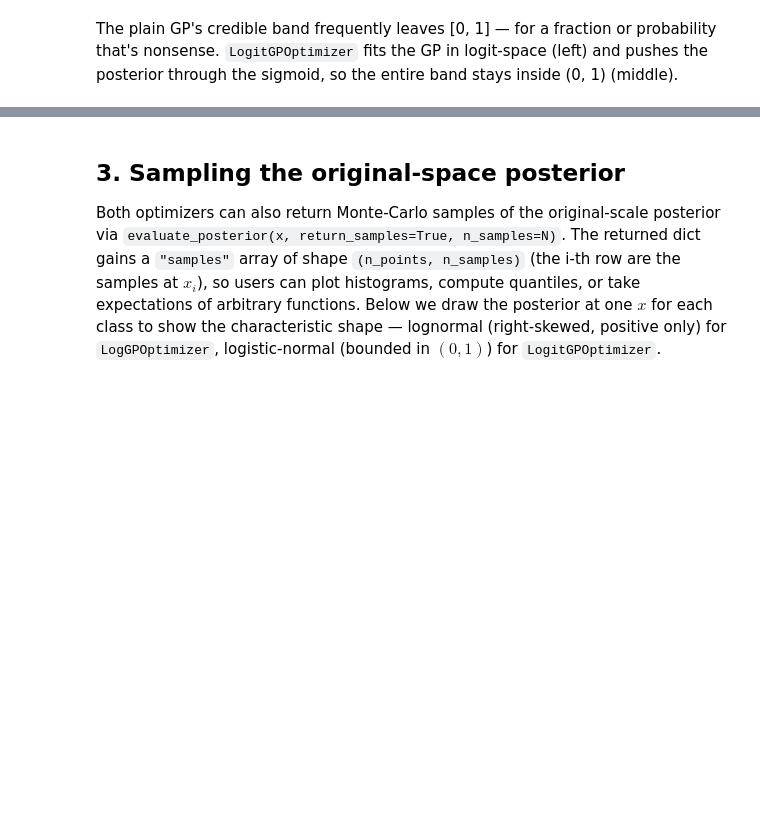
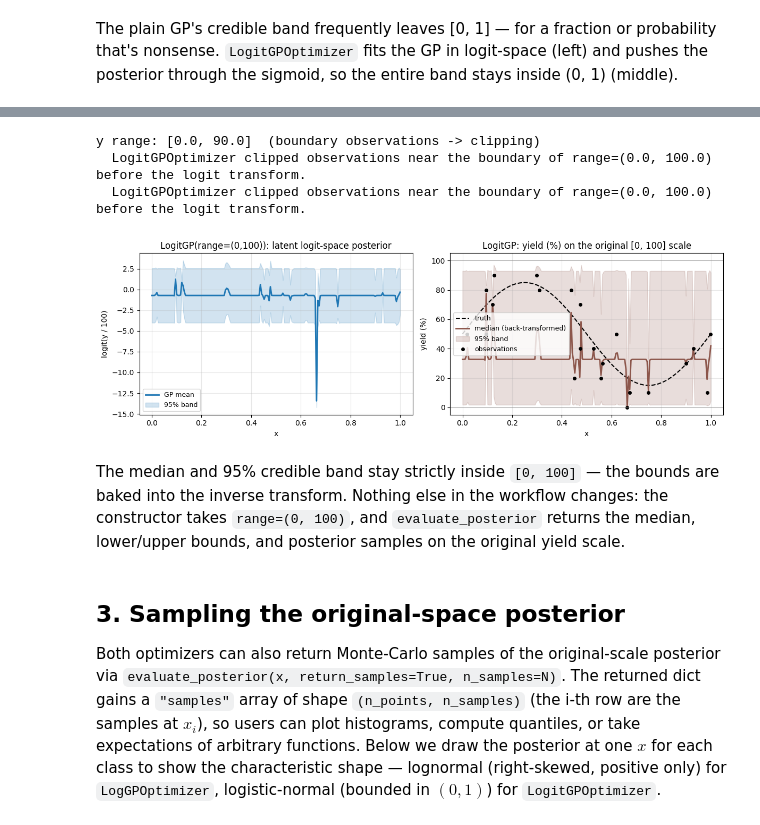
Before and after one commit to lbl-camera/gpCAM, a Jupyter notebook: examples/GPOptimizer_LogAndLogit.ipynb, the cells around one changed output, grey strips where cells are left out. Cells and saved outputs as stored; diff of their text form; code cells hidden in the pictures; blank space fills up the shorter version.

Commit message:
new logit for box range

```diff
--- a/examples/GPOptimizer_LogAndLogit.ipynb
+++ b/examples/GPOptimizer_LogAndLogit.ipynb
@@ -182,3 +186,63 @@ The plain GP's credible band frequently leaves [0, 1] — for a fraction or prob
+# %%
+def f_pct(x):
+    """ground-truth yield (%) as a function of x in [0, 1]"""
+    return 50.0 + 35.0 * np.sin(2.0 * np.pi * x)
+
+n_train3 = 22
+x_train3 = np.sort(np.random.uniform(0.0, 1.0, size=n_train3))[:, None]
+p_true = np.clip(f_pct(x_train3[:, 0]) / 100.0, 1e-3, 1.0 - 1e-3)
+# 10-trial binomial counts -> yield in {0, 10, ..., 100}, some may hit 0 or 100
+y_train3 = np.random.binomial(n=10, p=p_true) * 10.0
+
+print(f"y range: [{y_train3.min()}, {y_train3.max()}]  (boundary observations -> clipping)")
+
+with warnings.catch_warnings(record=True) as caught:
+    warnings.simplefilter("always")
+    yield_gp = LogitGPOptimizer(x_train3, y_train3, range=(0.0, 100.0), n_samples=4000)
+    yield_gp.train(hyperparameter_bounds=hp_bounds_1d)
+
+for w in caught:
+    if "clipped" in str(w.message):
+        print(f"  {w.message}")
+# %% [output]
+y range: [0.0, 90.0]  (boundary observations -> clipping)
+  LogitGPOptimizer clipped observations near the boundary of range=(0.0, 100.0) before the logit transform.
+  LogitGPOptimizer clipped observations near the boundary of range=(0.0, 100.0) before the logit transform.
+# %%
+xg3 = np.linspace(0, 1, 200)[:, None]
+yield_post = yield_gp.evaluate_posterior(xg3)
+yield_mu = yield_gp.posterior_mean(xg3)["m(x)"]
+yield_sd = np.sqrt(yield_gp.posterior_covariance(xg3, variance_only=True)["v(x)"])
+
+fig, ax = plt.subplots(1, 2, figsize=(12, 4))
+
+# Latent logit-space (on the rescaled [0, 1] data)
+ax[0].plot(xg3[:, 0], yield_mu, color="C0", lw=2, label="GP mean")
+ax[0].fill_between(xg3[:, 0], yield_mu - 1.96 * yield_sd, yield_mu + 1.96 * yield_sd,
+                   alpha=0.2, color="C0", label="95% band")
+ax[0].set_title("LogitGP(range=(0,100)): latent logit-space posterior")
+ax[0].set_xlabel("x"); ax[0].set_ylabel("logit(y / 100)")
+ax[0].legend(loc="best", fontsize=9)
+
+# Back to the original [0, 100] yield(%) scale
+ax[1].plot(xg3[:, 0], f_pct(xg3[:, 0]), "k--", lw=1.5, label="truth")
+ax[1].plot(xg3[:, 0], yield_post["median"], color="C5", lw=2, label="median (back-transformed)")
+ax[1].fill_between(xg3[:, 0], yield_post["lower"], yield_post["upper"],
+                   alpha=0.2, color="C5", label="95% band")
+ax[1].plot(x_train3[:, 0], y_train3, "k.", ms=8, label="observations")
+ax[1].axhline(0, color="gray", lw=0.5)
+ax[1].axhline(100, color="gray", lw=0.5)
+ax[1].set_ylim(-5, 105)
+ax[1].set_title("LogitGP: yield (%) on the original [0, 100] scale")
+ax[1].set_xlabel("x"); ax[1].set_ylabel("yield (%)")
+ax[1].legend(loc="best", fontsize=9)
+
+plt.tight_layout()
+plt.show()
+# %% [output]
+[figure, added]
+# %% [markdown]
+The median and 95% credible band stay strictly inside `[0, 100]` — the bounds are baked into the inverse transform. Nothing else in the workflow changes: the constructor takes `range=(0, 100)`, and `evaluate_posterior` returns the median, lower/upper bounds, and posterior samples on the original yield scale.
 # %% [markdown]
 ## 3. Sampling the original-space posterior
 
```
Also changed, not shown: parts of 5 cells of this notebook, 3 other files.
